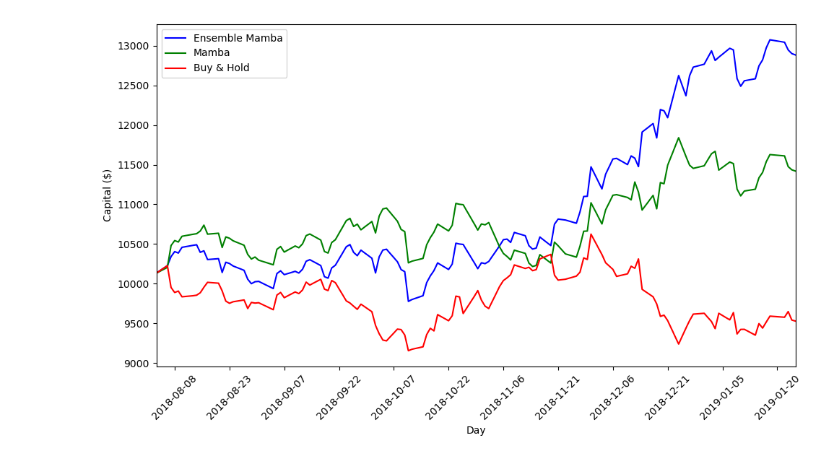
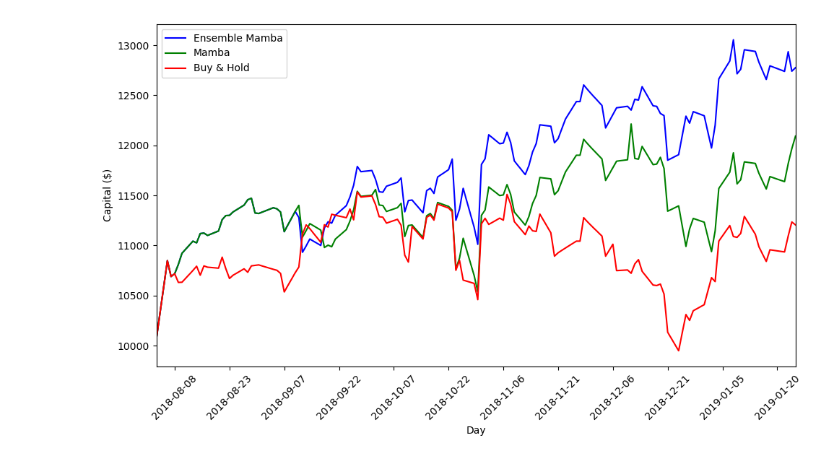
Before and after one commit to halilvibrahim/stock_movement, a Jupyter notebook: comparison.ipynb, the cells around one changed output. Drawn from its saved outputs; the diff is of its cells as text; code cells hidden in the pictures.

```diff
--- a/comparison.ipynb
+++ b/comparison.ipynb
@@ -1,30 +1,30 @@
 # %%
 import matplotlib.pyplot as plt
 import matplotlib.dates as mdates
 import pandas as pd
 
-df = pd.read_csv('pep.csv')
+df = pd.read_csv('tmus.csv')
 df['Date'] = pd.to_datetime(df['Date'])
 df.set_index('Date', inplace=True)
 plt.figure(figsize=(10, 6))
 
 plt.plot(df.index, df['Ensemble_Mamba'], color='blue', label='Ensemble Mamba')
 plt.plot(df.index, df['Mamba'], color='green', label='Mamba')
 plt.plot(df.index, df['BH_Value'], color='red', label='Buy & Hold')
 
 plt.xlabel('Day')
 plt.ylabel('Capital ($)')
 plt.title('')
 
 
 plt.gca().xaxis.set_major_locator(mdates.DayLocator(interval=15))
 plt.gca().xaxis.set_major_formatter(mdates.DateFormatter('%Y-%m-%d'))
 
 plt.xticks(rotation=45)
 plt.xlim([df.index.min(), df.index.max()])
 plt.legend()
 plt.tight_layout()
-plt.savefig('profit_pep.png', format='png', dpi=300)
+plt.savefig('profit_tmus.png', format='png', dpi=300)
 plt.show()
 # %% [output]
-[figure, old version]
+[figure, new version]
```
Also changed, not shown: 2 other files.
